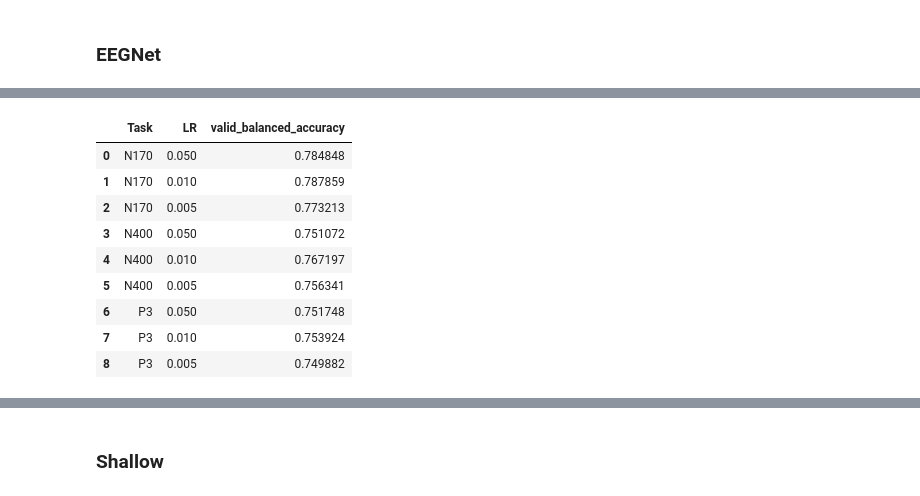
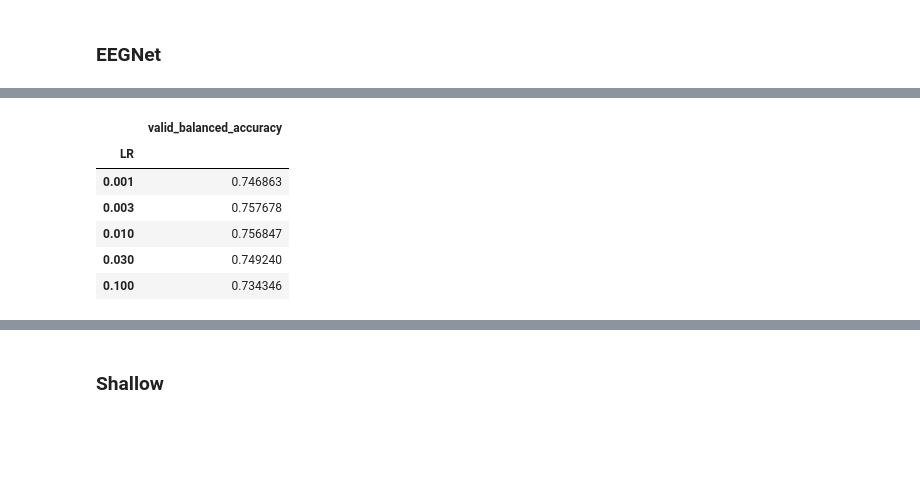
Before and after one commit to HannesBonasch/Thesis-Analysing-Deep-Learning-Decoding, a Jupyter notebook: HyperparameterTesting.ipynb, the cells around one changed output, grey strips where cells are left out. Cells and saved outputs as stored; diff of their text form; code cells hidden in the pictures; blank space fills up the shorter version.

```diff
--- a/HyperparameterTesting.ipynb
+++ b/HyperparameterTesting.ipynb
@@ -193,14 +160,11 @@ Re-initializing optimizer because the following parameters were re-set: lr, weig
 # %%
 df = pd.read_csv(df_path+"eegnet_lr.csv")
-df#.groupby(["LR"]).mean()
+df.groupby(["LR"]).mean()
 # %% [output]
-|  | Task | LR | valid_balanced_accuracy |
-| 0 | N170 | 0.050 | 0.784848 |
-| 1 | N170 | 0.010 | 0.787859 |
-| 2 | N170 | 0.005 | 0.773213 |
-| 3 | N400 | 0.050 | 0.751072 |
-| 4 | N400 | 0.010 | 0.767197 |
-| 5 | N400 | 0.005 | 0.756341 |
-| 6 | P3 | 0.050 | 0.751748 |
-| 7 | P3 | 0.010 | 0.753924 |
-| 8 | P3 | 0.005 | 0.749882 |
+|  | valid_balanced_accuracy |
+| LR |  |
+| 0.001 | 0.746863 |
+| 0.003 | 0.757678 |
+| 0.010 | 0.756847 |
+| 0.030 | 0.749240 |
+| 0.100 | 0.734346 |
```
Also changed, not shown: parts of 12 cells of this notebook, 7 other files.
